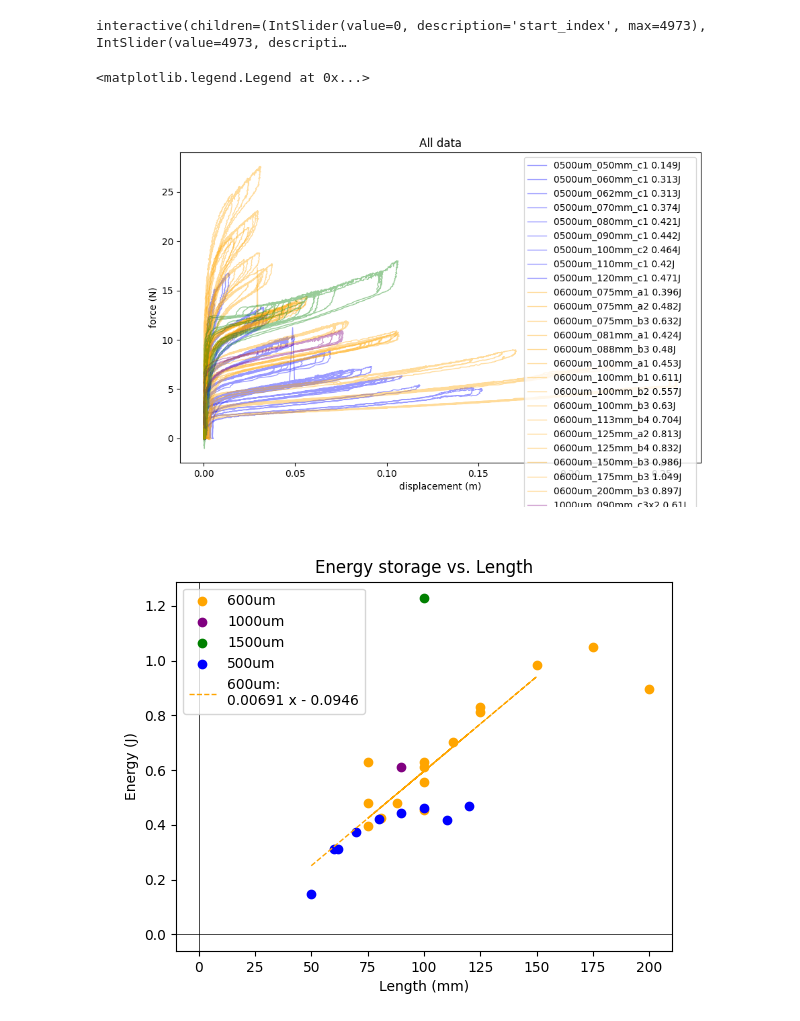
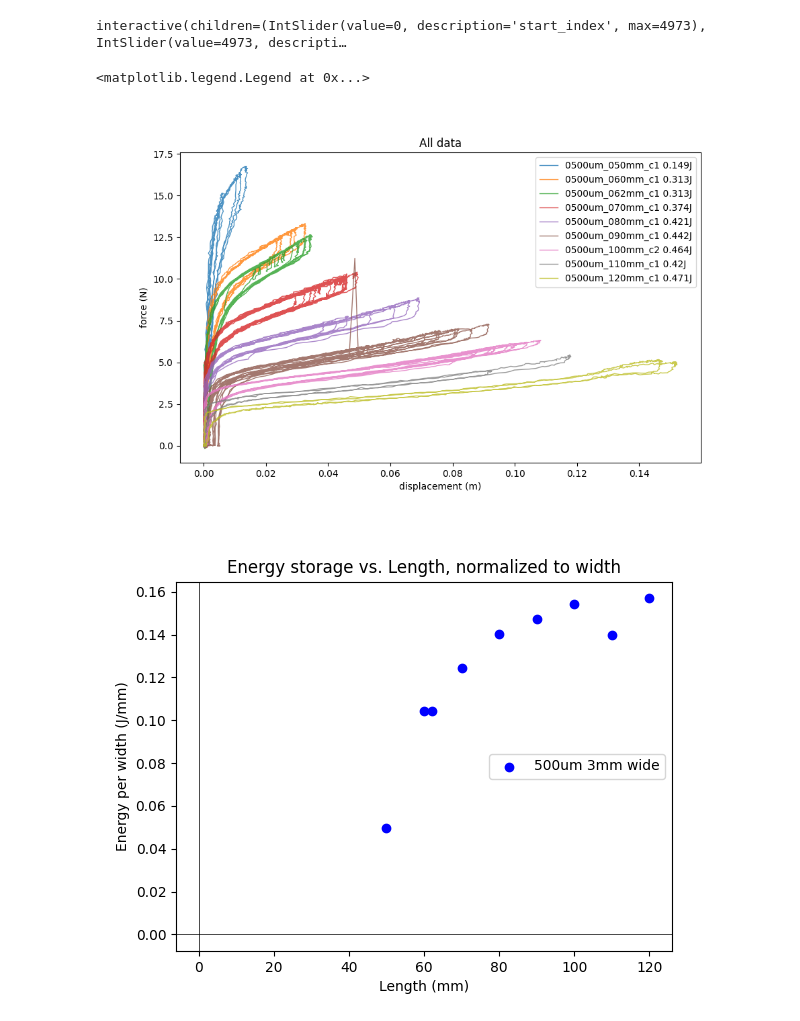
Before and after one commit to NovelMobileRobotsLab/pinto-squirrel, a Jupyter notebook: spring_experiments/compress/2023-12-13/analysis.ipynb, the cells around one changed output. Saved outputs shown, nothing was run; the diff lists cells and outputs as text; code cells hidden in the pictures.

```diff
--- a/spring_experiments/compress/2023-12-13/analysis.ipynb
+++ b/spring_experiments/compress/2023-12-13/analysis.ipynb
@@ -141,43 +141,47 @@ for file_path in sorted(list_of_files):
     thickness = float(re.search(r'(\d+)um', file_path).group(1))
     length = float(re.search(r'(\d+)mm', file_path).group(1))
     thickness_length_energy.append([thickness, length, area_under_pareto_front])
 
     file_path_label = '_'.join(os.path.splitext(os.path.basename(file_path))[0].split('_')[:-2]) + f" {round(area_under_pareto_front,3)}J"
 
-    # if(thickness == 500):
-    #     ax.plot(trimmed_df['dist'], trimmed_df['force'], label=file_path_label, linewidth=1, color="red", alpha=0.4)
+    if(thickness == 500):
+        ax.plot(trimmed_df['dist'], trimmed_df['force'], label=file_path_label, linewidth=1, alpha=0.8)
     # elif(thickness == 600):
-    ax.plot(trimmed_df['dist'], trimmed_df['force'], label=file_path_label, linewidth=1, color=thickness_color_map[thickness], alpha=0.4)
+    # ax.plot(trimmed_df['dist'], trimmed_df['force'], label=file_path_label, linewidth=1, color=thickness_color_map[thickness], alpha=0.4)
 plt.legend()
 
 
 plt.figure()
 thickness_length_energy = np.array(thickness_length_energy)
 thicknesses = thickness_length_energy[:, 0]
 lengths = thickness_length_energy[:, 1]
 energies = thickness_length_energy[:, 2]
 
 for thickness in set(thicknesses):
-    indices = [i for i, x in enumerate(thicknesses) if x == thickness]
-    plt.scatter([lengths[i] for i in indices], [energies[i] for i in indices], label=f"{round(thickness)}um", color=thickness_color_map[thickness])
+    if(thickness == 500):
+        indices = [i for i, x in enumerate(thicknesses) if x == thickness]
+        plt.scatter([lengths[i] for i in indices], [energies[i]/3.0 for i in indices], label=f"{round(thickness)}um 3mm wide", color=thickness_color_map[thickness])
+    # elif(thickness == 600):
+    #     indices = [i for i, x in enumerate(thicknesses) if x == thickness]
+    #     plt.scatter([lengths[i] for i in indices], [energies[i]/5.0 for i in indices], label=f"{round(thickness)}um 5mm wide", color=thickness_color_map[thickness])
 
 trendline_x = [x for x in lengths if x <= 150]
 trendline_y = [y for i, y in enumerate(energies) if lengths[i] <= 150]
 z = np.polyfit(trendline_x, trendline_y, 1)
 p = np.poly1d(z)
-plt.plot(trendline_x,p(trendline_x),"--", color=thickness_color_map[600], label=f"600um:{p}", linewidth=1)
+# plt.plot(trendline_x,p(trendline_x),"--", color=thickness_color_map[600], label=f"600um:{p}", linewidth=1)
 
 
-plt.title('Energy storage vs. Length')
+plt.title('Energy storage vs. Length, normalized to width')
 plt.xlabel('Length (mm)')
-plt.ylabel('Energy (J)')
+plt.ylabel('Energy per width (J/mm)')
 plt.axhline(0, color='black',linewidth=0.5)
 plt.axvline(0, color='black',linewidth=0.5)
 plt.legend()
 # %% [output]
 <matplotlib.legend.Legend at 0x...>
-[figure, old version]
+[figure, new version]
-[figure, old version]
+[figure, new version]
 # %%
 import pandas as pd
 import numpy as np
```
Also changed, not shown: parts of 1 cell of this notebook, 22 other files.
